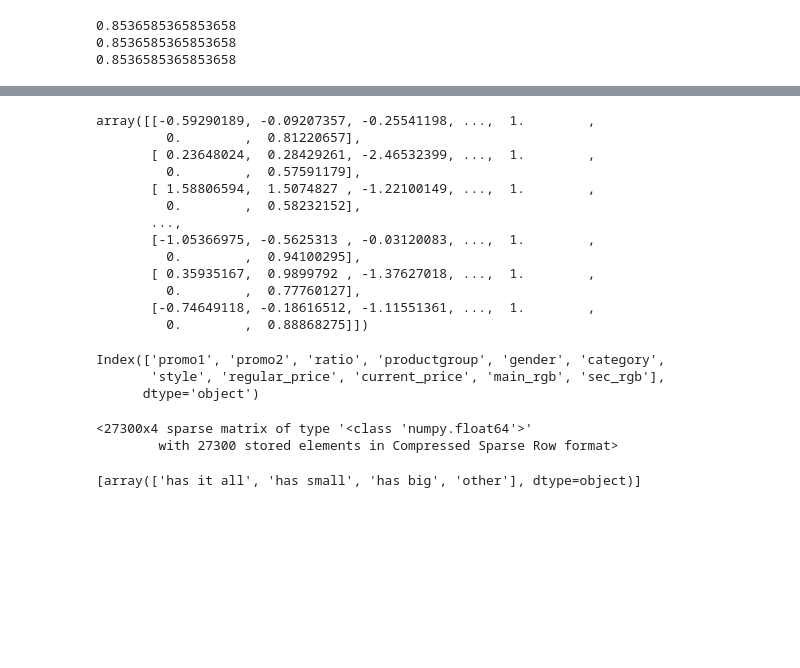
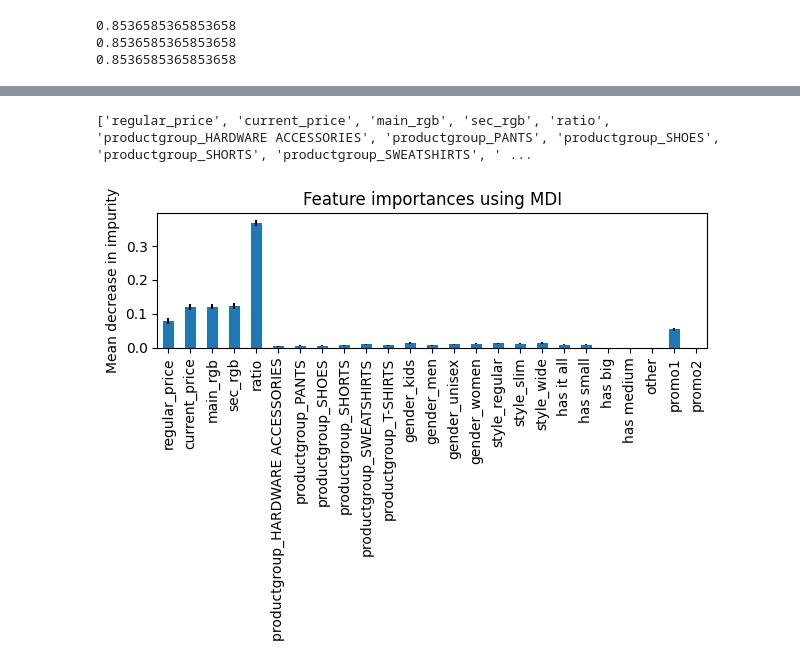
Before and after one commit to jamontanac/Forcast-in-retail, a Jupyter notebook: notebooks/Feature Extraction.ipynb, the cells around one changed output, grey strips where cells are left out. Saved outputs shown, nothing was run; the diff lists cells and outputs as text; code cells hidden in the pictures; blank space fills up the shorter version.

Commit message:
adding the rest of the configuration files, The pipelines are finished and the plots are displaying

```diff
--- a/notebooks/Feature Extraction.ipynb
+++ b/notebooks/Feature Extraction.ipynb
@@ -74,11 +74,11 @@ for i in Countries:
 # %% [markdown]
 Things are not normal but we can keep going on using a regression model for forecast
 # %%
-categorical = ['productgroup', 'gender', 'category', 'style']
+categorical = ['productgroup', 'gender', 'style']
 bucket=['sizes']
-invariant = ['promo1', 'promo2','ratio']
+invariant = ['promo1', 'promo2',]
 target = ['sales']
-numerical = ['regular_price','current_price','main_rgb','sec_rgb']
+numerical = ['regular_price','current_price','main_rgb','sec_rgb','ratio']
 # %%
 Austria = pd.read_parquet("../data/02_intermediate/Austria.pq")
 France = pd.read_parquet("../data/02_intermediate/France.pq")
@@ -157,13 +157,11 @@ features_preprocessor = ColumnTransformer(
     ])
 # %%
 from sklearn.ensemble import RandomForestRegressor
-regr =TransformedTargetRegressor(regressor=RandomForestRegressor(oob_score=True,criterion='poisson'),transformer=PowerTransformer())
+#regr =TransformedTargetRegressor(regressor=RandomForestRegressor(oob_score=True,criterion='squared_error'),transformer=PowerTransformer())
+regr=RandomForestRegressor(oob_score=True,criterion='poisson')
+#pipe_data = Pipeline(steps=[('preprocessor', features_preprocessor),])
+#pipe_data.fit(X_train)
 pipe = Pipeline(steps=[('preprocessor', features_preprocessor),('scaled_regression',regr)])
 #regr =RandomForestRegressor(oob_score=True,criterion="poisson")
-pipe=Pipeline(steps=[("prepare_X",preprocessor_x),("scaled_regression",regr)])
-pipe.fit(X_train,y_train)
-# print(pipe.score(X_test,y_test),pipe.score(X_train,y_train))
-# plt.plot(pipe.predict(X_test),label="prediction")
-# plt.plot(y_test,label="real")
-# plt.legend()
-# plt.show()
+#pipe=Pipeline(steps=[("prepare_X",preprocessor_x),("scaled_regression",regr)])
+pipe.fit(X_train,y_train.values)
@@ -173,32 +186,23 @@ processed_features = feature_pipeline.fit_transform(X_train)
-# %%
-processed_features
-# %% [output]
-array([[-0.59290189, -0.09207357, -0.25541198, ...,  1.        ,
-         0.        ,  0.81220657],
-       [ 0.23648024,  0.28429261, -2.46532399, ...,  1.        ,
-         0.        ,  0.57591179],
-       [ 1.58806594,  1.5074827 , -1.22100149, ...,  1.        ,
-         0.        ,  0.58232152],
-       ...,
-       [-1.05366975, -0.5625313 , -0.03120083, ...,  1.        ,
-         0.        ,  0.94100295],
-       [ 0.35935167,  0.9899792 , -1.37627018, ...,  1.        ,
-         0.        ,  0.77760127],
-       [-0.74649118, -0.18616512, -1.11551361, ...,  1.        ,
-         0.        ,  0.88868275]])
-# %%
-X_train.columns
-# %% [output]
-Index(['promo1', 'promo2', 'ratio', 'productgroup', 'gender', 'category',
-       'style', 'regular_price', 'current_price', 'main_rgb', 'sec_rgb'],
-      dtype='object')
-# %%
-transform = OneHotEncoder(categories=[['has it all', 'has small', 'has big', 'other']])
-transform.fit_transform(X_train[categorical]["size_type"].values.reshape(-1,1))
-# %% [output]
-<27300x4 sparse matrix of type '<class 'numpy.float64'>'
-        with 27300 stored elements in Compressed Sparse Row format>
-# %%
-transform.categories_
-# %% [output]
-[array(['has it all', 'has small', 'has big', 'other'], dtype=object)]
+# %%
+preprocessor = pipe.named_steps['preprocessor']
+numerical_features = numerical
+categorical_features = preprocessor.named_transformers_['categorical'].get_feature_names_out(categorical)
+bucketized_features = bucket_categories
+final_feature_names = list(numerical_features) + list(categorical_features) + list(bucketized_features) + list(invariant)
+
+print(final_feature_names)
+# %% [output]
+['regular_price', 'current_price', 'main_rgb', 'sec_rgb', 'ratio', 'productgroup_HARDWARE ACCESSORIES', 'productgroup_PANTS', 'productgroup_SHOES', 'productgroup_SHORTS', 'productgroup_SWEATSHIRTS', ' ...
+# %%
+importances = pipe["scaled_regression"].feature_importances_
+std = np.std([tree.feature_importances_ for tree in pipe["scaled_regression"].estimators_], axis=0)
+feature_names = [i for i in final_feature_names]
+forest_importances = pd.Series(importances,index=feature_names)
+
+fig, ax = plt.subplots()
+forest_importances.plot.bar(yerr=std, ax=ax)
+ax.set_title("Feature importances using MDI")
+ax.set_ylabel("Mean decrease in impurity")
+fig.tight_layout()
+# %% [output]
+[figure, added]
```
Also changed, not shown: parts of 15 cells of this notebook, 16 other files.
